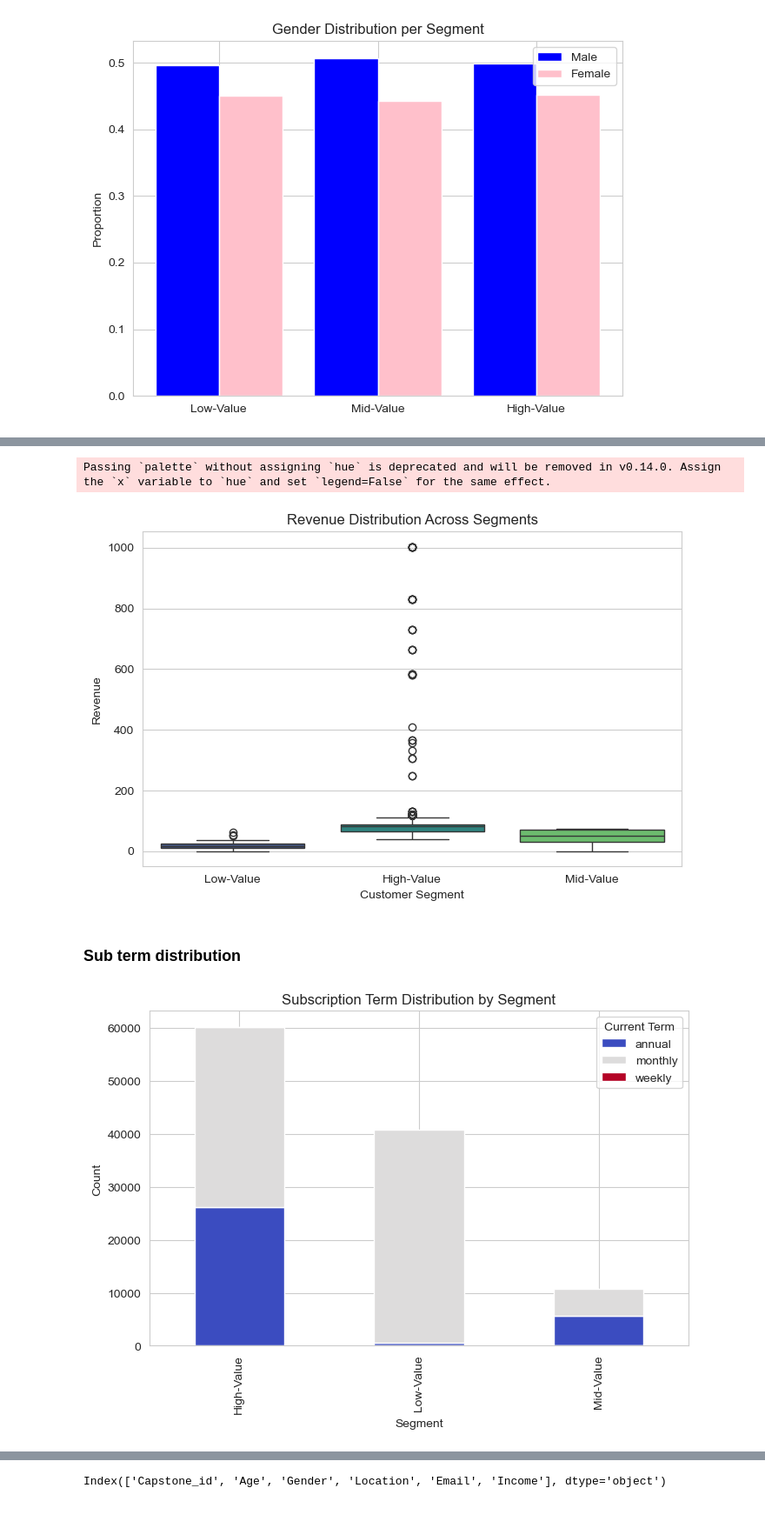
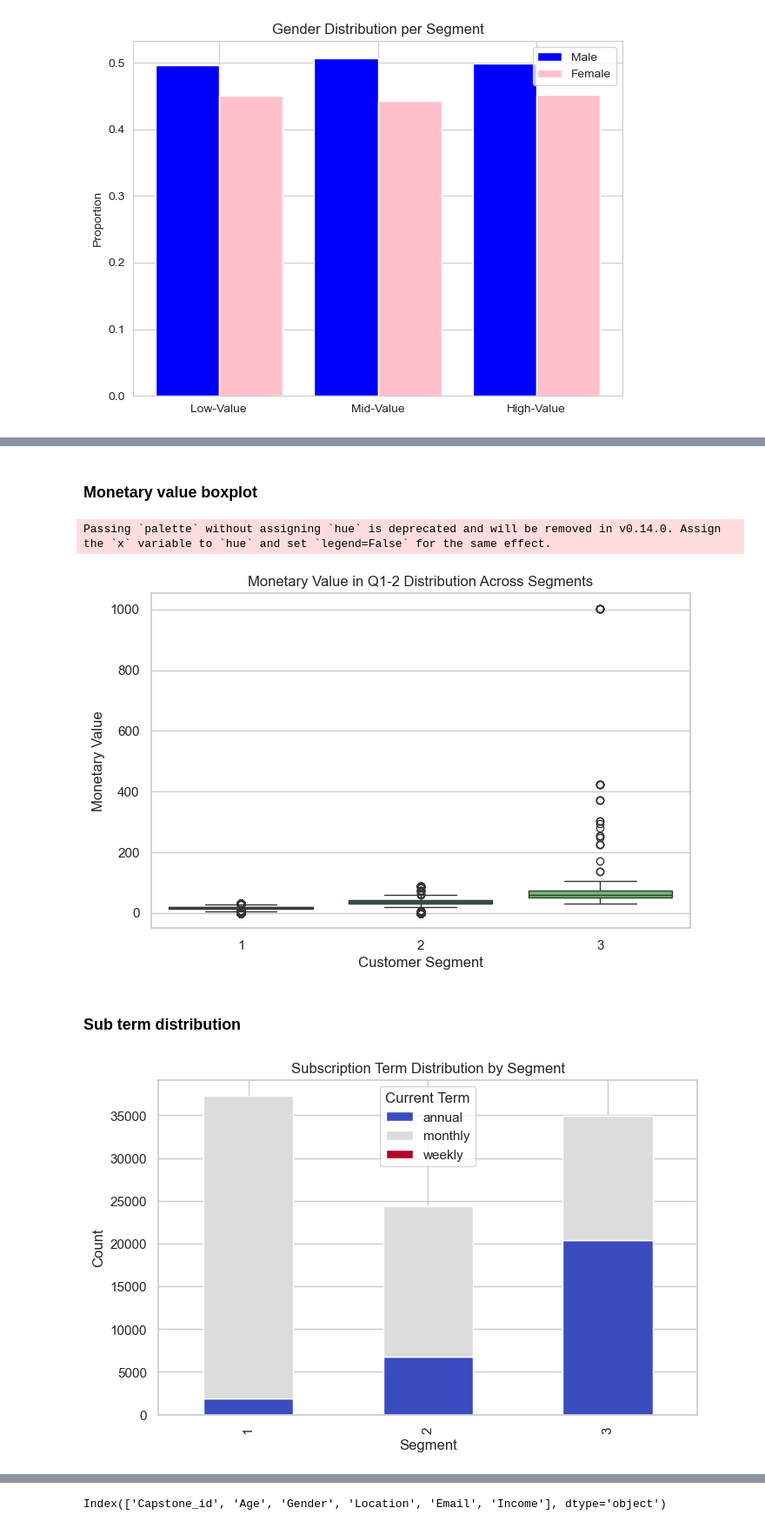
Before and after one commit to RussellXia/NYU_Capstone_Project, a Jupyter notebook: Spring/eda.ipynb, the cells around one changed output, grey strips where cells are left out. Shown at 87% size. Saved outputs shown, nothing was run; the diff lists cells and outputs as text; code cells hidden in the pictures.

Commit message:
split data by %, LTV labeling, formatting

```diff
--- a/Spring/eda.ipynb
+++ b/Spring/eda.ipynb
@@ -650,0 +672,8 @@ Index(['RECENCY', 'SUB_START', 'SUB_END', 'FREQUENCY', 'CURRENT_TERM',
+# %%
+# read in
+sub = pd.read_csv('/Users/vivianyan/Desktop/NYU_Capstone_Project/Data/sub_segment.csv')
+select_feat = ['Capstone_id', 'SUB_START', 'SUB_END', 'BRAND', 'CURRENT_TERM', 'RESUBSCRIBER',
+       'recency', 'FREQUENCY', 'monetary_1', 'recency_cluster', 'frequency_cluster', 'monetary_cluster',
+       'segment', 'monetary_2',]
+sub = sub[select_feat]
+sub.rename(columns={'FREQUENCY':'frequency'}, inplace=True)
@@ -670,29 +724,31 @@ segment_summary
+# %% [markdown]
+### Monetary value boxplot
 # %%
 # Boxplot for Revenue by Segment
 plt.figure(figsize=(8,5))
-sns.boxplot(x="Segment", y="REVENUE_RECALC", data=sub, palette="viridis")
-plt.title("Revenue Distribution Across Segments")
+sns.boxplot(x="segment", y="monetary_1", data=sub, palette="viridis")
+plt.title("Monetary Value in Q1-2 Distribution Across Segments")
 plt.xlabel("Customer Segment")
-plt.ylabel("Revenue")
+plt.ylabel("Monetary Value")
 plt.show()
 # %% [output]
 Passing `palette` without assigning `hue` is deprecated and will be removed in v0.14.0. Assign the `x` variable to `hue` and set `legend=False` for the same effect.
-[figure, old version]
+[figure, new version]
 # %% [markdown]
 ### Sub term distribution
 # %%
 # Count of subscription terms by segment
-term_counts = sub.groupby(["Segment", "CURRENT_TERM"]).size().unstack()
+term_counts = sub.groupby(["segment", "CURRENT_TERM"]).size().unstack()
 
 # Plot distribution of subscription terms across segments
 term_counts.plot(kind="bar", stacked=True, figsize=(8,5), colormap="coolwarm")
 plt.title("Subscription Term Distribution by Segment")
 plt.xlabel("Segment")
 plt.ylabel("Count")
 plt.legend(title="Current Term")
 plt.show()
 # %% [output]
-[figure, old version]
+[figure, new version]
 # %%
 # Calculate the percentage of annual/monthly subscriptions within each segment
 term_counts_percentage = term_counts.div(term_counts.sum(axis=1), axis=0) * 100
```
Also changed, not shown: parts of 96 cells of this notebook.
